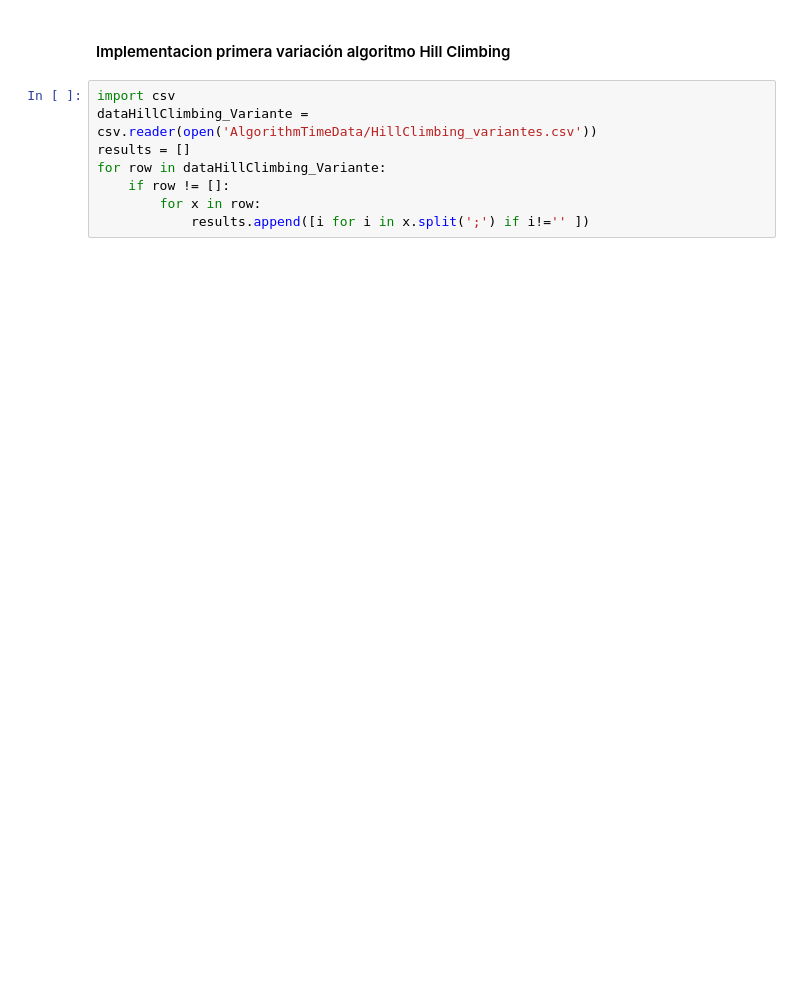
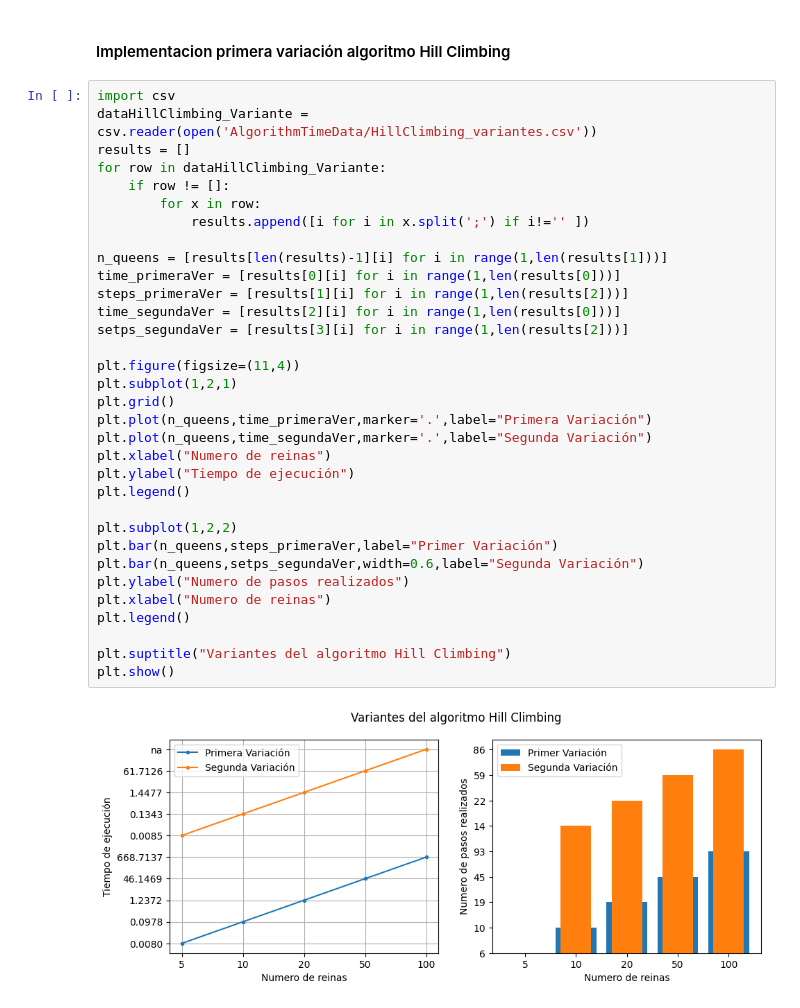
Before and after one commit to SebastianCastro23/N_Queens, a Jupyter notebook: N-Queens problem-Notebook.ipynb, the cells around one changed output. Saved outputs shown, nothing was run; the diff lists cells and outputs as text; blank space fills up the shorter version.

```diff
--- a/N-Queens problem-Notebook.ipynb
+++ b/N-Queens problem-Notebook.ipynb
@@ -41,10 +63,37 @@ for row in dataHillClimbing:
 # %% [markdown]
 <h4>Implementacion primera variación algoritmo Hill Climbing</h4>
-# %%
-import csv
-dataHillClimbing_Variante = csv.reader(open('AlgorithmTimeData/HillClimbing_variantes.csv'))
-results = []
-for row in dataHillClimbing_Variante:
-    if row != []:
-        for x in row:
-            results.append([i for i in x.split(';') if i!='' ])
+# %%
+import csv
+dataHillClimbing_Variante = csv.reader(open('AlgorithmTimeData/HillClimbing_variantes.csv'))
+results = []
+for row in dataHillClimbing_Variante:
+    if row != []:
+        for x in row:
+            results.append([i for i in x.split(';') if i!='' ])
+
+n_queens = [results[len(results)-1][i] for i in range(1,len(results[1]))]
+time_primeraVer = [results[0][i] for i in range(1,len(results[0]))]
+steps_primeraVer = [results[1][i] for i in range(1,len(results[2]))]
+time_segundaVer = [results[2][i] for i in range(1,len(results[0]))]
+setps_segundaVer = [results[3][i] for i in range(1,len(results[2]))]
+
+plt.figure(figsize=(11,4))
+plt.subplot(1,2,1)
+plt.grid()
+plt.plot(n_queens,time_primeraVer,marker='.',label="Primera Variación")
+plt.plot(n_queens,time_segundaVer,marker='.',label="Segunda Variación")
+plt.xlabel("Numero de reinas")
+plt.ylabel("Tiempo de ejecución")
+plt.legend()
+
+plt.subplot(1,2,2)
+plt.bar(n_queens,steps_primeraVer,label="Primer Variación")
+plt.bar(n_queens,setps_segundaVer,width=0.6,label="Segunda Variación")
+plt.ylabel("Numero de pasos realizados")
+plt.xlabel("Numero de reinas")
+plt.legend()
+
+plt.suptitle("Variantes del algoritmo Hill Climbing")
+plt.show()
+# %% [output]
+[figure, added]
```
Also changed, not shown: parts of 2 cells of this notebook, 1 other file.
